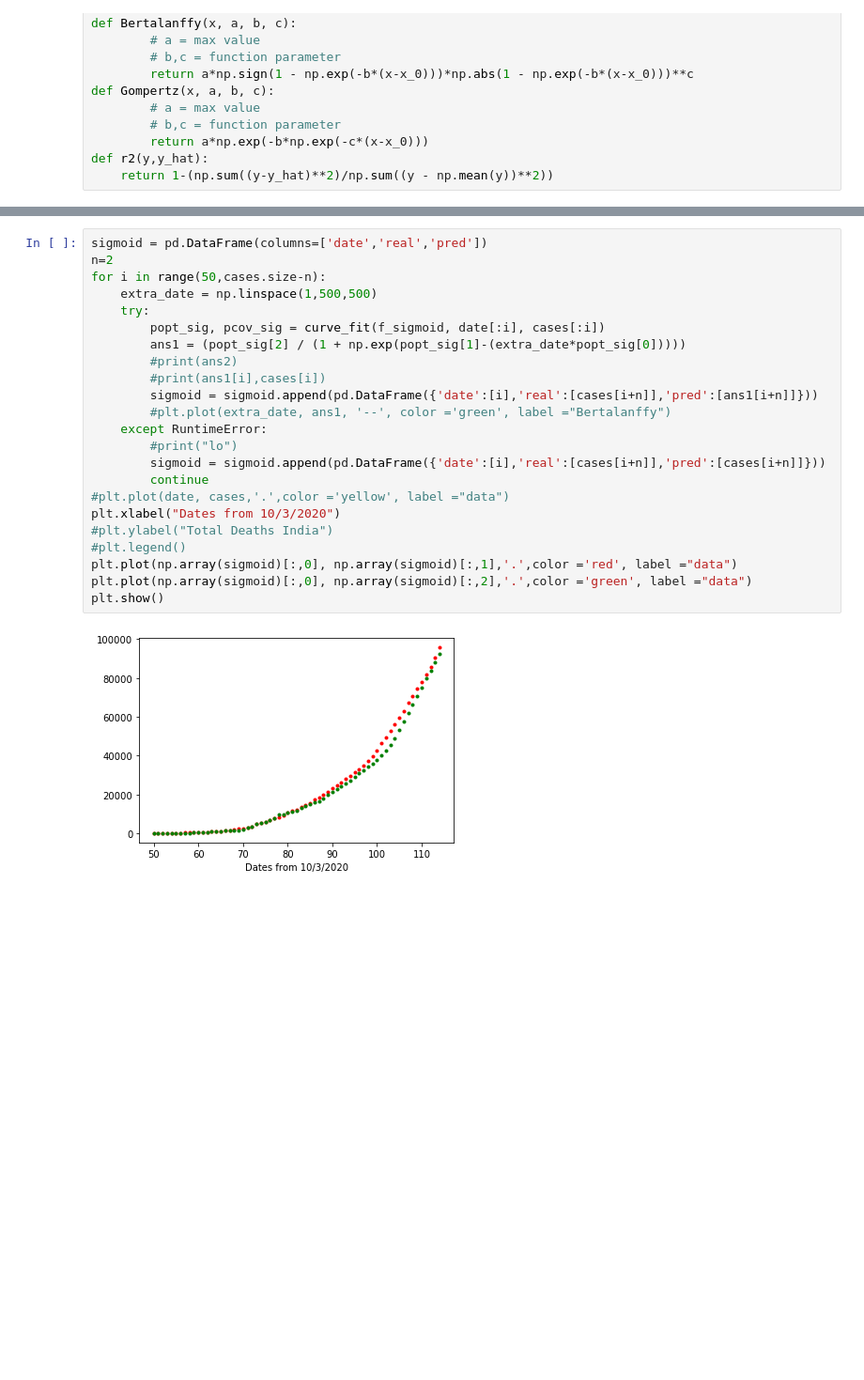
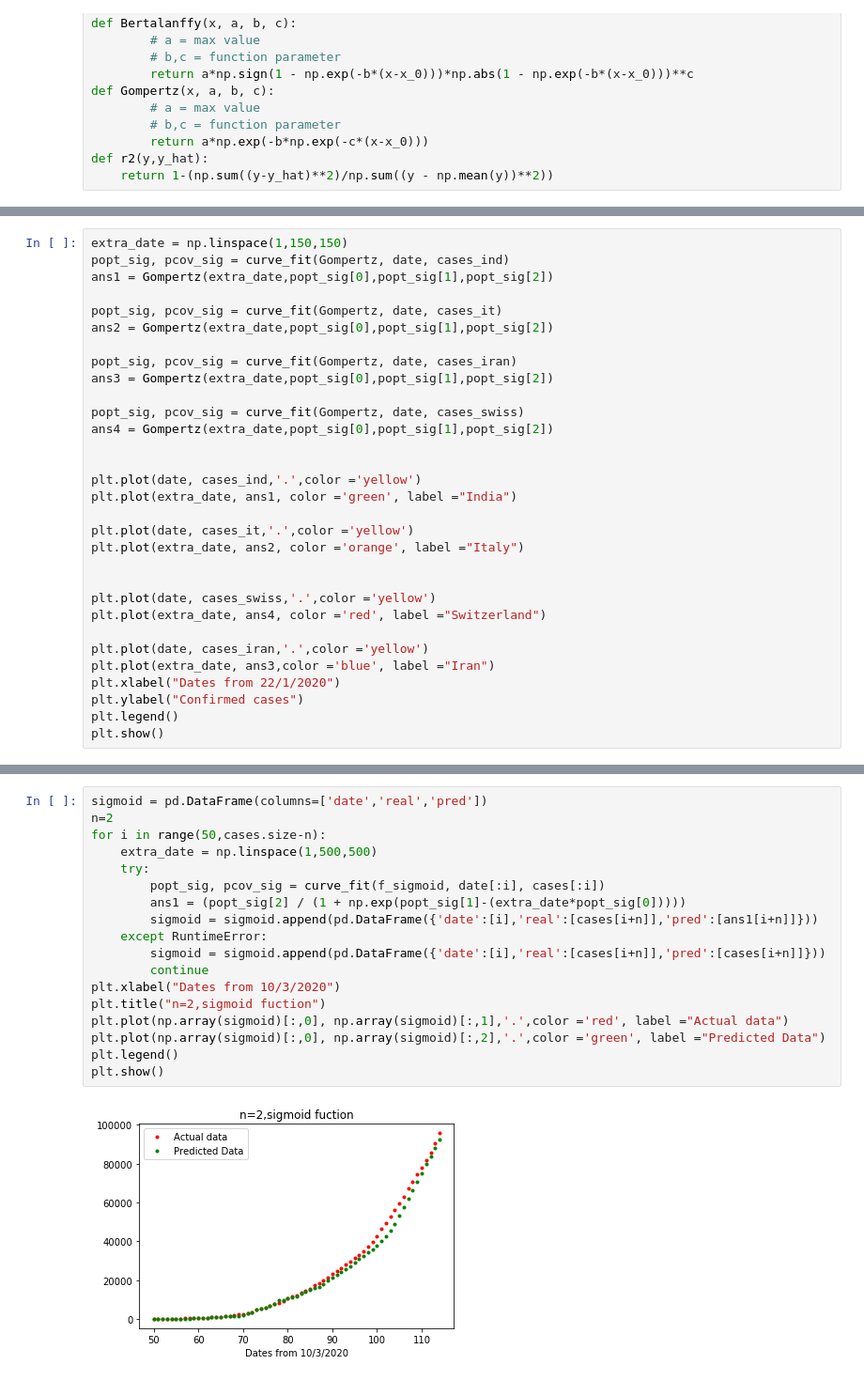
Before and after one commit to Divay9Sharma/My-Blog, a Jupyter notebook: _notebooks/2020-05-18-Covid.ipynb, the cells around one changed output, grey strips where cells are left out. Shown at 94% size. Cells and saved outputs as stored; diff of their text form; blank space fills up the shorter version.

```diff
--- a/_notebooks/2020-05-18-Covid.ipynb
+++ b/_notebooks/2020-05-18-Covid.ipynb
@@ -81,0 +180,31 @@ plt.legend()
+# %%
+extra_date = np.linspace(1,150,150)
+popt_sig, pcov_sig = curve_fit(Gompertz, date, cases_ind)
+ans1 = Gompertz(extra_date,popt_sig[0],popt_sig[1],popt_sig[2])
+
+popt_sig, pcov_sig = curve_fit(Gompertz, date, cases_it)
+ans2 = Gompertz(extra_date,popt_sig[0],popt_sig[1],popt_sig[2])
+
+popt_sig, pcov_sig = curve_fit(Gompertz, date, cases_iran)
+ans3 = Gompertz(extra_date,popt_sig[0],popt_sig[1],popt_sig[2])
+
+popt_sig, pcov_sig = curve_fit(Gompertz, date, cases_swiss)
+ans4 = Gompertz(extra_date,popt_sig[0],popt_sig[1],popt_sig[2])
+
+
+plt.plot(date, cases_ind,'.',color ='yellow')
+plt.plot(extra_date, ans1, color ='green', label ="India")
+
+plt.plot(date, cases_it,'.',color ='yellow')
+plt.plot(extra_date, ans2, color ='orange', label ="Italy")
+
+
+plt.plot(date, cases_swiss,'.',color ='yellow')
+plt.plot(extra_date, ans4, color ='red', label ="Switzerland")
+
+plt.plot(date, cases_iran,'.',color ='yellow')
+plt.plot(extra_date, ans3,color ='blue', label ="Iran")
+plt.xlabel("Dates from 22/1/2020")
+plt.ylabel("Confirmed cases")
+plt.legend()
+plt.show()
@@ -82,25 +217,20 @@ plt.legend()
 # %%
 sigmoid = pd.DataFrame(columns=['date','real','pred'])
 n=2
 for i in range(50,cases.size-n):
     extra_date = np.linspace(1,500,500)
     try:
         popt_sig, pcov_sig = curve_fit(f_sigmoid, date[:i], cases[:i])
         ans1 = (popt_sig[2] / (1 + np.exp(popt_sig[1]-(extra_date*popt_sig[0]))))
-        #print(ans2)
-        #print(ans1[i],cases[i])
         sigmoid = sigmoid.append(pd.DataFrame({'date':[i],'real':[cases[i+n]],'pred':[ans1[i+n]]}))
-        #plt.plot(extra_date, ans1, '--', color ='green', label ="Bertalanffy")
     except RuntimeError:
-        #print("lo")
         sigmoid = sigmoid.append(pd.DataFrame({'date':[i],'real':[cases[i+n]],'pred':[cases[i+n]]}))
         continue
-#plt.plot(date, cases,'.',color ='yellow', label ="data")
 plt.xlabel("Dates from 10/3/2020")
-#plt.ylabel("Total Deaths India")
-#plt.legend()
-plt.plot(np.array(sigmoid)[:,0], np.array(sigmoid)[:,1],'.',color ='red', label ="data")
-plt.plot(np.array(sigmoid)[:,0], np.array(sigmoid)[:,2],'.',color ='green', label ="data")
+plt.title("n=2,sigmoid fuction")
+plt.plot(np.array(sigmoid)[:,0], np.array(sigmoid)[:,1],'.',color ='red', label ="Actual data")
+plt.plot(np.array(sigmoid)[:,0], np.array(sigmoid)[:,2],'.',color ='green', label ="Predicted Data")
+plt.legend()
 plt.show()
 # %% [output]
-[figure, old version]
+[figure, new version]
```
Also changed, not shown: parts of 47 cells of this notebook.
